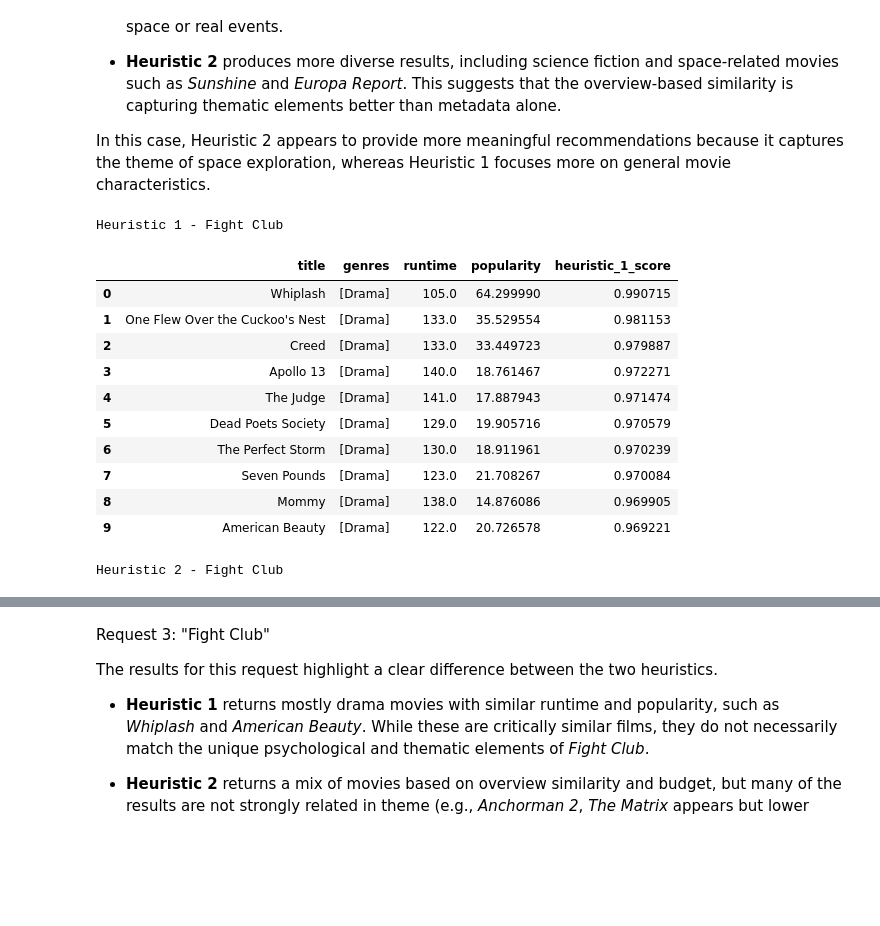
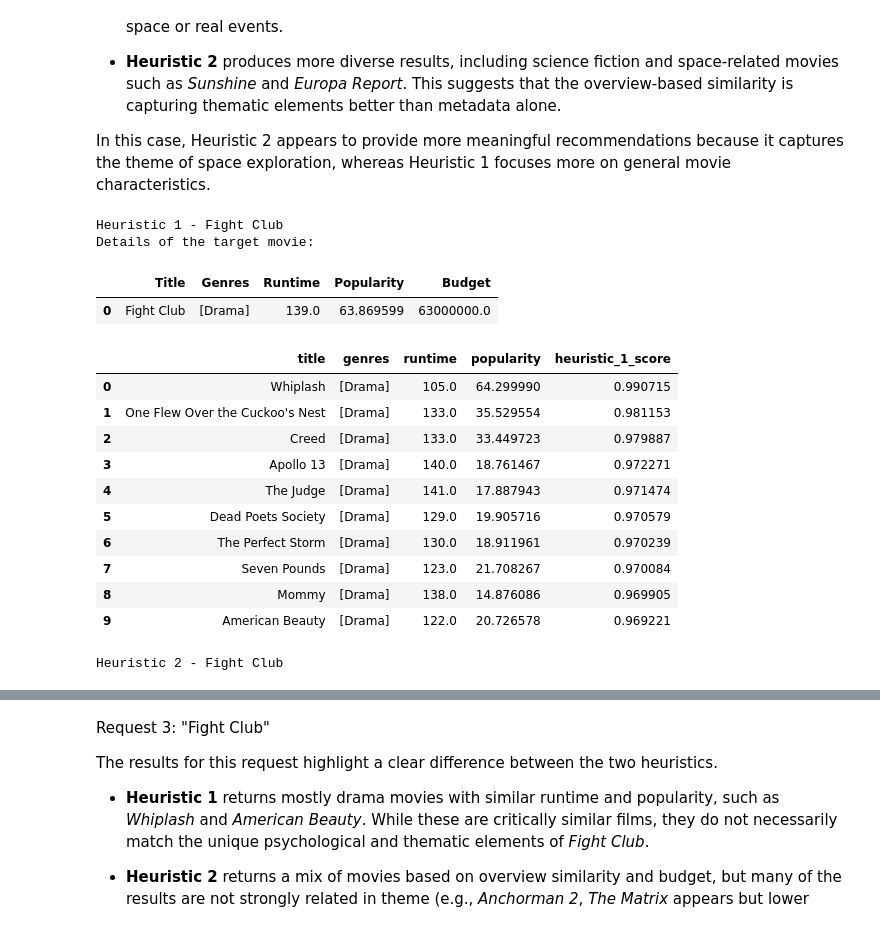
Before and after one commit to gabrielzohrob/CSI-4142---Assignment-4, a Jupyter notebook: CSI4142-Assignment4.ipynb, the cells around one changed output, grey strips where cells are left out. Cells and saved outputs as stored; diff of their text form; code cells hidden in the pictures; blank space fills up the shorter version.

```diff
--- a/CSI4142-Assignment4.ipynb
+++ b/CSI4142-Assignment4.ipynb
@@ -277,7 +265,15 @@ movies[['overview', 'runtime', 'release_date']] = movies[['overview', 'runtime',
 missing_after = movies[['overview', 'runtime', 'release_date']].isnull().sum()
 
 # Combine results
-pd.concat([missing_before.rename("Before"), missing_after.rename("After")], axis=1)
+display(pd.concat([missing_before.rename("Before"), missing_after.rename("After")], axis=1))
+
+# Checking the budget column and treating all zero values as missing (since a budget of 0 is likely an error or placeholder) and doing imputation with the median budget
+movies['budget'] = movies['budget'].replace(0, np.nan)
+movies['budget'] = movies['budget'].fillna(movies['budget'].median())
+
+# checking the revenue column and treating all zero values as missing (since a revenue of 0 is likely an error or placeholder) and doing imputation with the median revenue
+movies['revenue'] = movies['revenue'].replace(0, np.nan)
+movies['revenue'] = movies['revenue'].fillna(movies['revenue'].median())
 # %% [output]
 |  | Before | After |
 | overview | 954 | 0 |
@@ -1467,9 +1459,18 @@ Movies with usable overview: (44504, 9)
 
 A separate copy of the movie dataset was prepared for the recommendation system. Only the features required for content-based recommendation were kept: title, genres, runtime, popularity, budget, and overview. Missing values were handled, numerical features were scaled, and TF-IDF was applied to the overview text for text-based similarity.
 # %%
-# ===============================
 # Study 3 - Helper Functions
-# ===============================
+def show_movie_details(df, movie_title):
+    movie = df[df['title'] == movie_title].iloc[0]
+
+    return pd.DataFrame({
+        'Title': [movie['title']],
+        'Genres': [movie['genres']],
+        'Runtime': [movie['runtime']],
+        'Popularity': [movie['popularity']],
+        'Budget': [movie['budget']]
+    })
+
 
 def get_movie_row_study3(df, movie_title):
     """
@@ -1688,21 +1695,26 @@ In this case, Heuristic 2 appears to provide more meaningful recommendations bec
 # %%
 # Request 3 - Fight Club
 print("Heuristic 1 - Fight Club")
+print("Details of the target movie:")
+display(show_movie_details(study3_movies, "Fight Club"))
 display(heuristic_1_recommend(study3_movies, "Fight Club"))
 
 print("Heuristic 2 - Fight Club")
 display(heuristic_2_recommend("Fight Club"))
 # %% [output]
 Heuristic 1 - Fight Club
+Details of the target movie:
-|  | title | genres | runtime | popularity | heuristic_1_score |
-| 0 | Whiplash | [Drama] | 105.0 | 64.299990 | 0.990715 |
-| 1 | One Flew Over the Cuckoo's Nest | [Drama] | 133.0 | 35.529554 | 0.981153 |
-| 2 | Creed | [Drama] | 133.0 | 33.449723 | 0.979887 |
-| 3 | Apollo 13 | [Drama] | 140.0 | 18.761467 | 0.972271 |
-| 4 | The Judge | [Drama] | 141.0 | 17.887943 | 0.971474 |
-| 5 | Dead Poets Society | [Drama] | 129.0 | 19.905716 | 0.970579 |
-| 6 | The Perfect Storm | [Drama] | 130.0 | 18.911961 | 0.970239 |
-| 7 | Seven Pounds | [Drama] | 123.0 | 21.708267 | 0.970084 |
-| 8 | Mommy | [Drama] | 138.0 | 14.876086 | 0.969905 |
-| 9 | American Beauty | [Drama] | 122.0 | 20.726578 | 0.969221 |
+|  | Title | Genres | Runtime | Popularity | Budget |
+| 0 | Fight Club | [Drama] | 139.0 | 63.869599 | 63000000.0 |
+|  | title | genres | runtime | popularity | heuristic_1_score |
+| 0 | Whiplash | [Drama] | 105.0 | 64.299990 | 0.990715 |
+| 1 | One Flew Over the Cuckoo's Nest | [Drama] | 133.0 | 35.529554 | 0.981153 |
+| 2 | Creed | [Drama] | 133.0 | 33.449723 | 0.979887 |
+| 3 | Apollo 13 | [Drama] | 140.0 | 18.761467 | 0.972271 |
+| 4 | The Judge | [Drama] | 141.0 | 17.887943 | 0.971474 |
+| 5 | Dead Poets Society | [Drama] | 129.0 | 19.905716 | 0.970579 |
+| 6 | The Perfect Storm | [Drama] | 130.0 | 18.911961 | 0.970239 |
+| 7 | Seven Pounds | [Drama] | 123.0 | 21.708267 | 0.970084 |
+| 8 | Mommy | [Drama] | 138.0 | 14.876086 | 0.969905 |
+| 9 | American Beauty | [Drama] | 122.0 | 20.726578 | 0.969221 |
 Heuristic 2 - Fight Club
```
Also changed, not shown: parts of 48 cells of this notebook.
